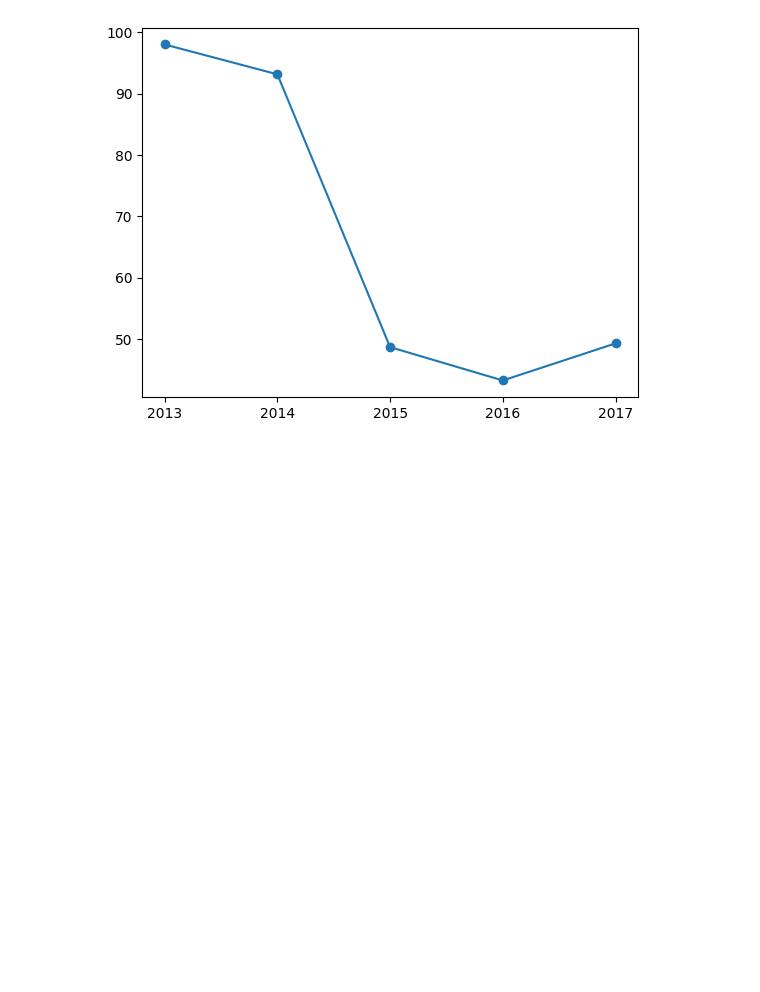
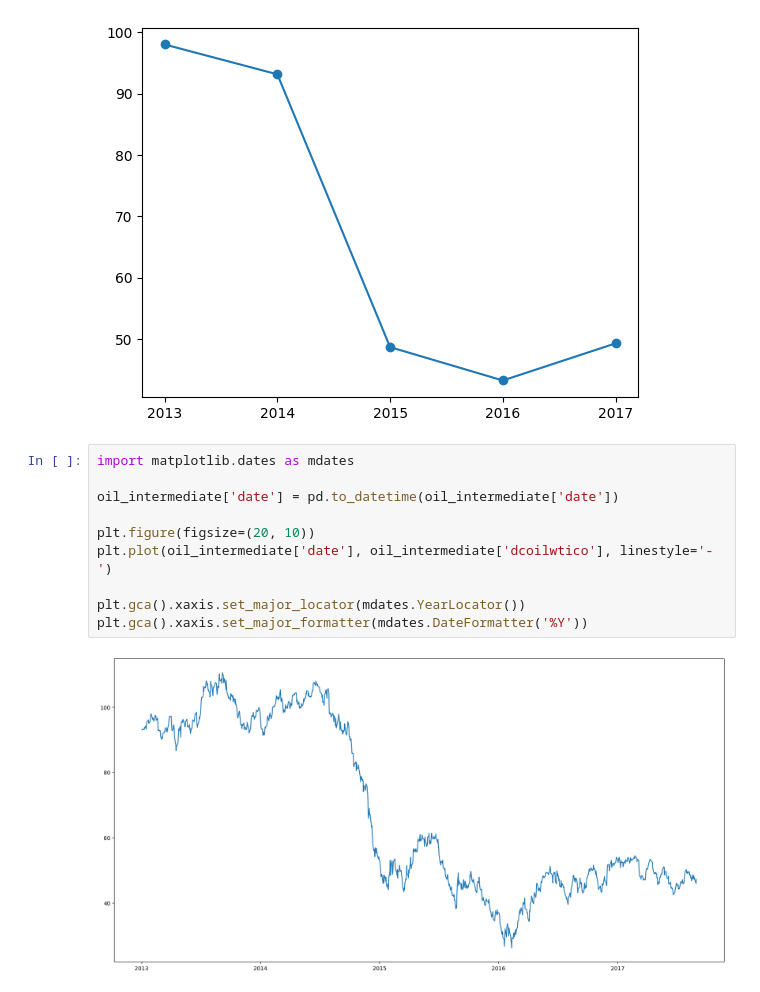
Before and after one commit to acies-udaykiran-rachamsetty/Capstone-Project, a Jupyter notebook: Notebooks/oil.ipynb, the cells around one changed output. Saved outputs shown, nothing was run; the diff lists cells and outputs as text; blank space fills up the shorter version.

```diff
--- a/Notebooks/oil.ipynb
+++ b/Notebooks/oil.ipynb
@@ -99,3 +99,15 @@ plt.xticks(range(2013, 2018))
   Text(2016, 0, '2016'),
   Text(2017, 0, '2017')])
 [figure]
+# %%
+import matplotlib.dates as mdates
+
+oil_intermediate['date'] = pd.to_datetime(oil_intermediate['date'])
+
+plt.figure(figsize=(20, 10))
+plt.plot(oil_intermediate['date'], oil_intermediate['dcoilwtico'], linestyle='-')
+
+plt.gca().xaxis.set_major_locator(mdates.YearLocator())
+plt.gca().xaxis.set_major_formatter(mdates.DateFormatter('%Y'))
+# %% [output]
+[figure, added]
```
